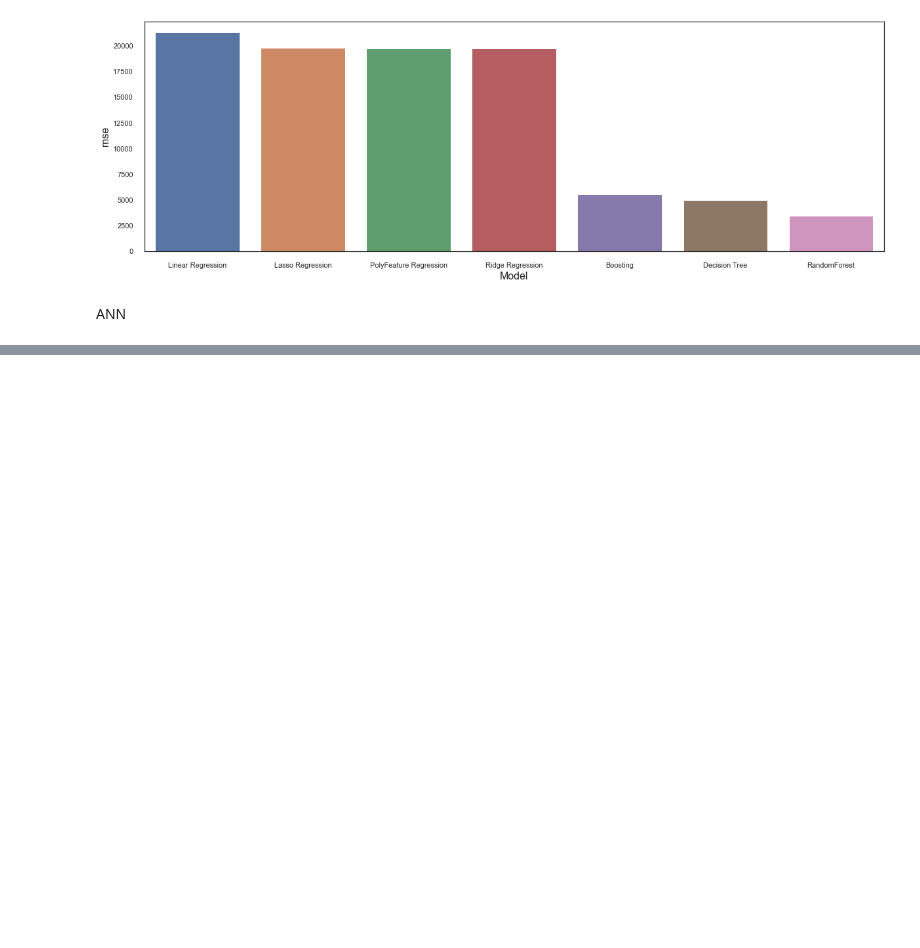
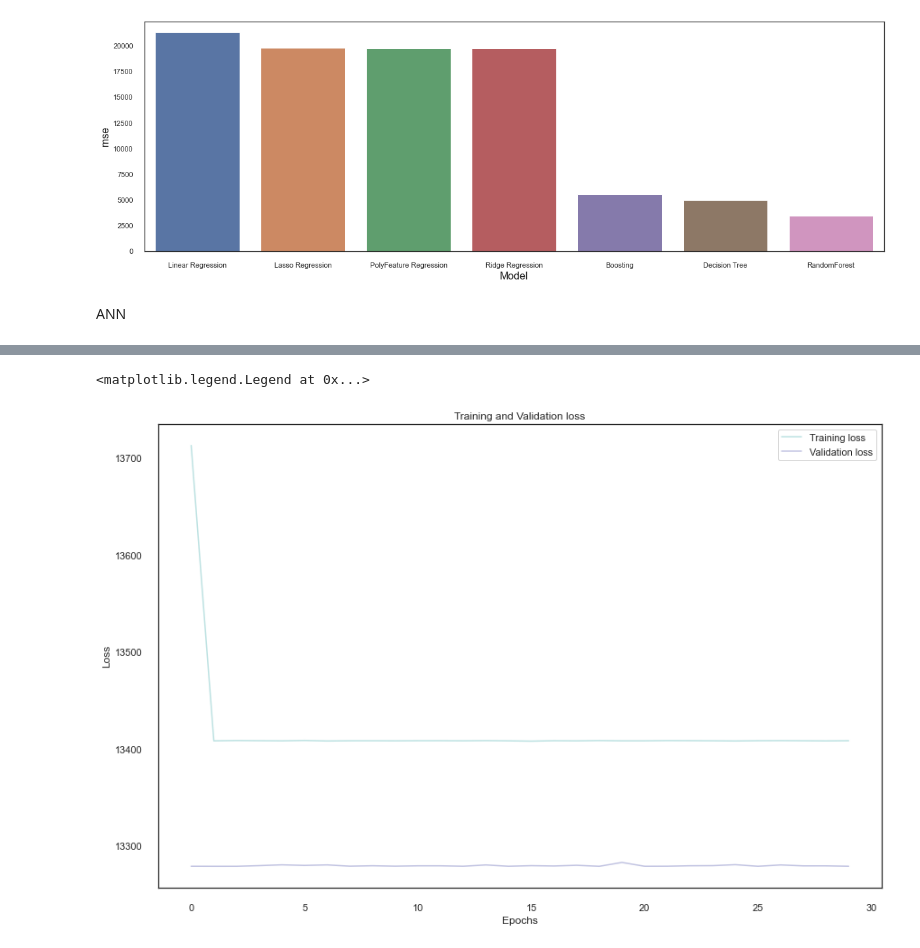
Before and after one commit to tmxkqotnl/project_mini_machine_learning_team_two, a Jupyter notebook: main.ipynb, the cells around one changed output, grey strips where cells are left out. Drawn from its saved outputs; the diff is of its cells as text; code cells hidden in the pictures; blank space fills up the shorter version.

```diff
--- a/main.ipynb
+++ b/main.ipynb
@@ -1412,10 +1410,11 @@ from keras.models import Sequential
 from tensorflow.keras import optimizers
 
 model = Sequential()
-model.add(Dense(65, activation='relu', input_dim=135))
-model.add(Dense(32, activation='relu'))
-model.add(Dense(1))
+model.add(Dense(units=65, activation='relu', input_dim=X_train.shape[1]))
+model.add(Dense(units=32, activation='relu'))
+model.add(Dense(units=1))
+
 adam=optimizers.Adam(learning_rate=0.15, beta_1=0.9, beta_2=0.999, epsilon=None, decay=0.0, amsgrad=False)
 model.compile(optimizer=adam, loss='mae')
 
-fitted = model.fit(X_train,y_train,batch_size=2048,epochs=10)
+model.summary()
@@ -1423,0 +1436,2 @@ results = pd.DataFame(data=accs,columns=['name','test_score','MAE','r2_score'])
+# %%
+fitted = model.fit(X_train,y_train,batch_size=64,epochs=30,validation_data=(X_test,y_test))
@@ -1423,0 +1461,14 @@ results = pd.DataFame(data=accs,columns=['name','test_score','MAE','r2_score'])
+# %%
+df_model = pd.DataFrame(fitted.history)
+
+plt.plot(df_model.loc[:, ['loss']], "#BDE2E2", label='Training loss')
+plt.plot(df_model.loc[:, ['val_loss']],"#C2C4E2", label='Validation loss')
+
+plt.title('Training and Validation loss')
+plt.xlabel('Epochs')
+plt.ylabel('Loss')
+
+plt.legend(loc="best")
+# %% [output]
+<matplotlib.legend.Legend at 0x...>
+[figure, added]
```
Also changed, not shown: parts of 8 cells of this notebook.
